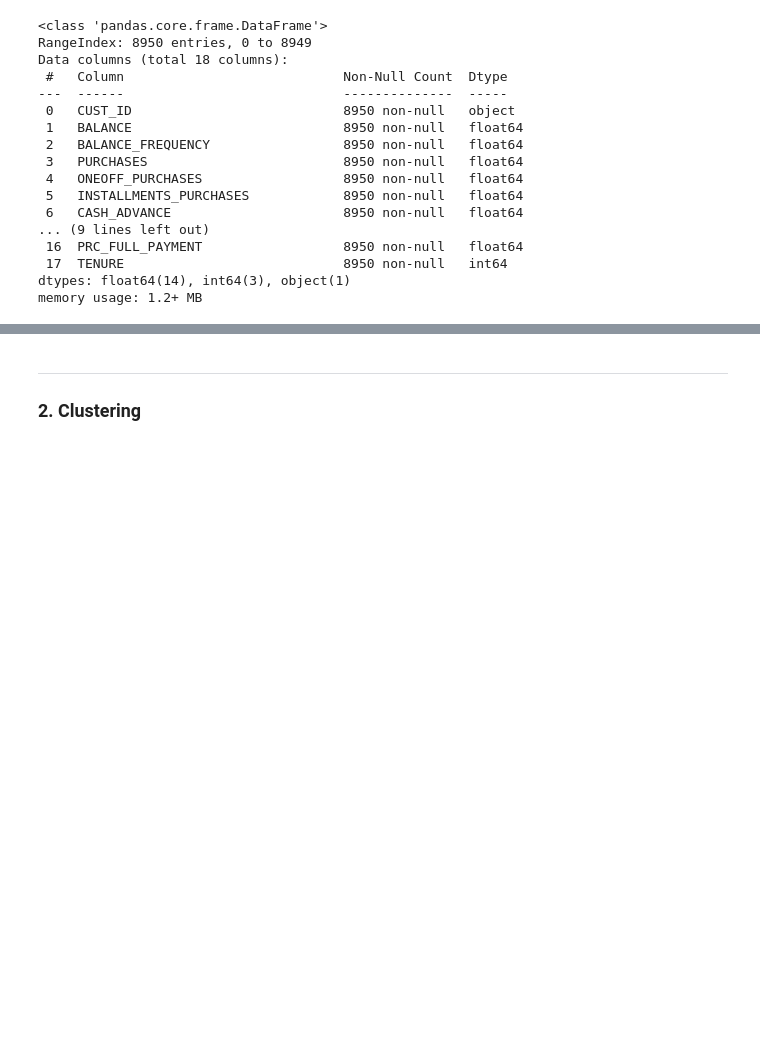
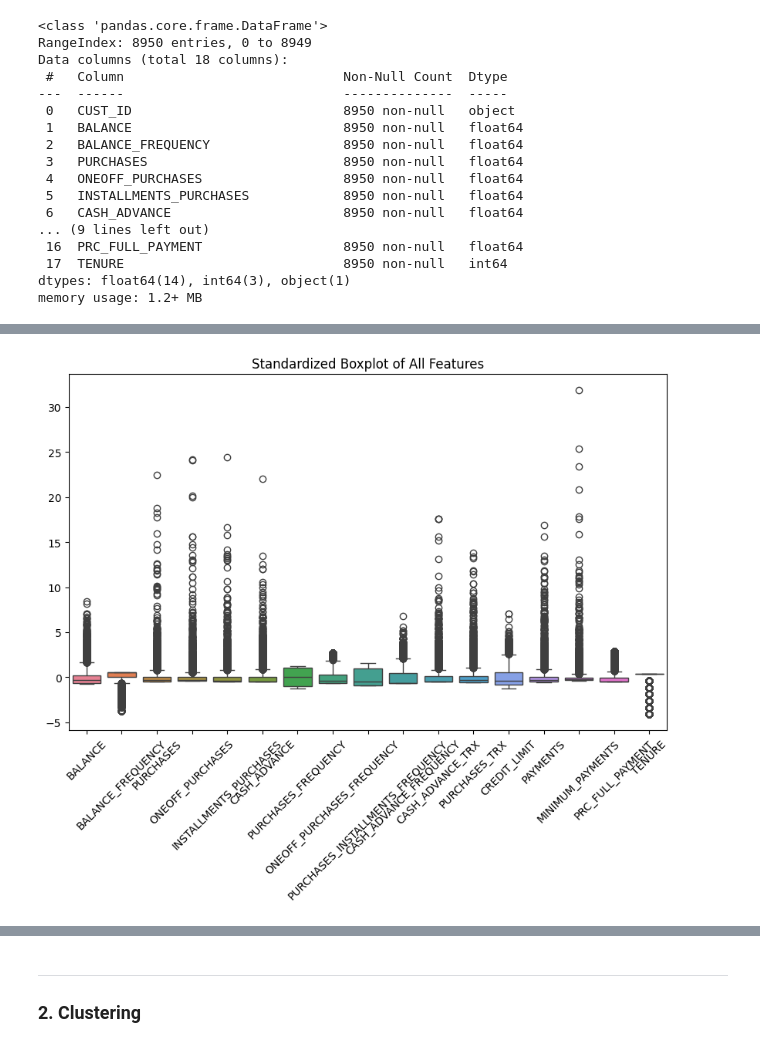
Before and after one commit to ja-ada05/ccard_ml, a Jupyter notebook: inference/cc.ipynb, the cells around one changed output, grey strips where cells are left out. Saved outputs shown, nothing was run; the diff lists cells and outputs as text; code cells hidden in the pictures; blank space fills up the shorter version.

```diff
--- a/inference/cc.ipynb
+++ b/inference/cc.ipynb
@@ -125,0 +193,15 @@ df.describe().T
+# %%
+#standardized
+numerical_cols = df.select_dtypes(include=["float64", "int64"])
+
+scaler = StandardScaler()
+scaled_data = scaler.fit_transform(numerical_cols)
+scaled_df = pd.DataFrame(scaled_data, columns=numerical_cols.columns)
+
+plt.figure(figsize=(10, 6))
+sns.boxplot(data=scaled_df)
+plt.xticks(rotation=45)
+plt.title("Standardized Boxplot of All Features")
+plt.show()
+# %% [output]
+[figure, added]
```
Also changed, not shown: parts of 10 cells of this notebook.
